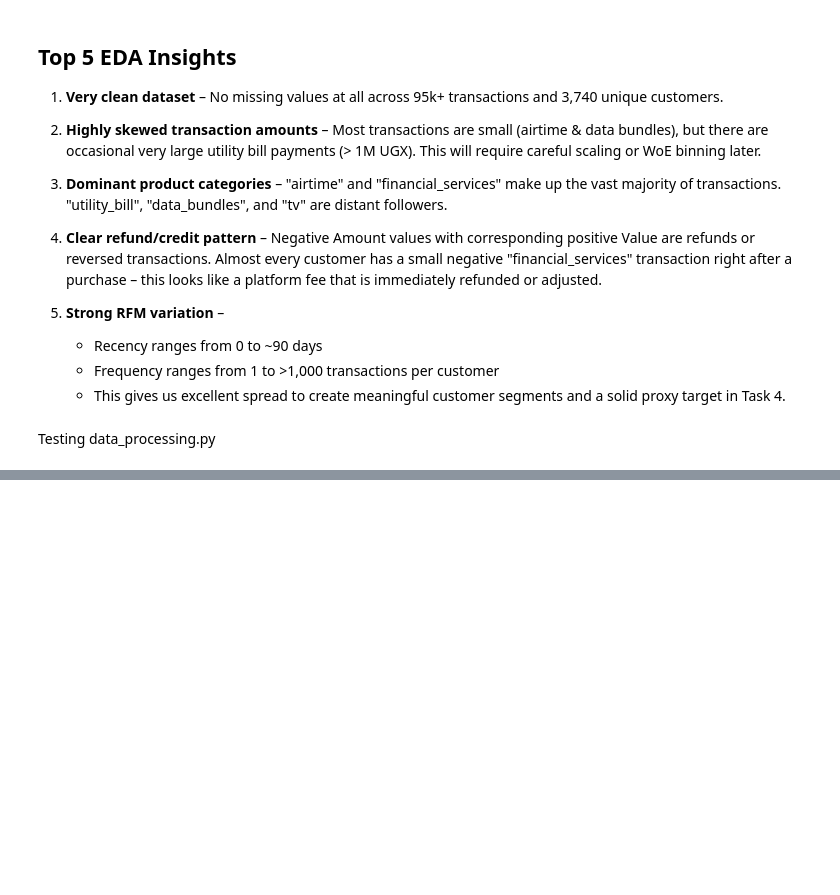
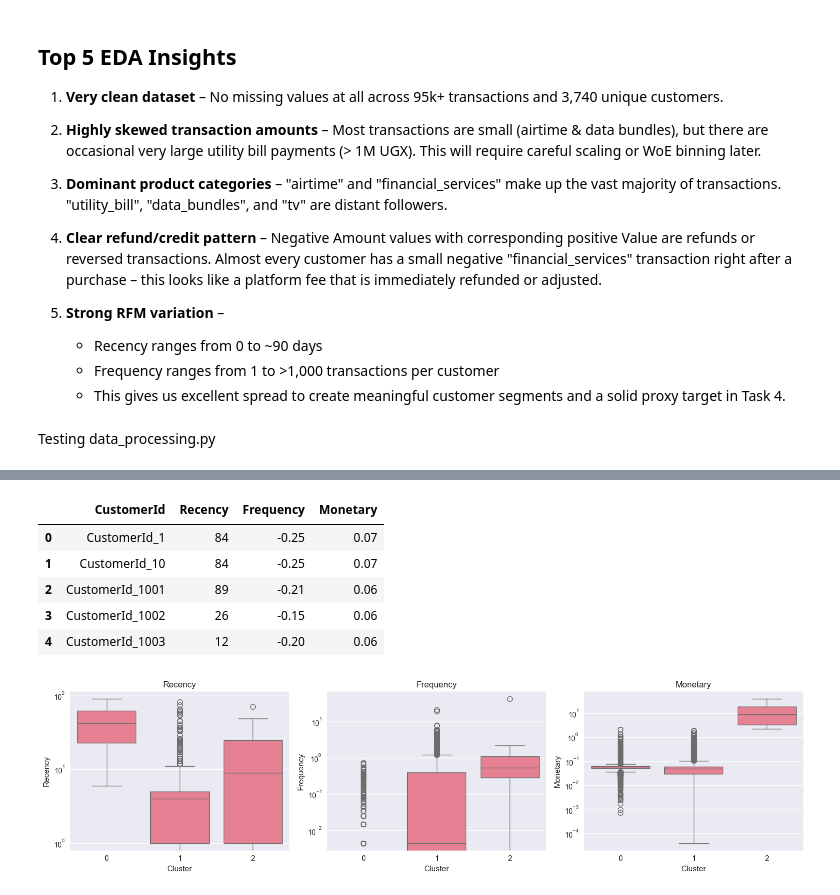
Before and after one commit to Beza-Oriyon/Credit-risk-model, a Jupyter notebook: notebooks/eda.ipynb, the cells around one changed output, grey strips where cells are left out. Saved outputs shown, nothing was run; the diff lists cells and outputs as text; code cells hidden in the pictures; blank space fills up the shorter version.

Commit message:
Creating proxy target is_high_risk

```diff
--- a/notebooks/eda.ipynb
+++ b/notebooks/eda.ipynb
@@ -283,2 +283,75 @@ Shape: (3742, 26)
 5 rows × 26 columns
 Saved to data/processed/processed_features.csv
+# %%
+# =============================================
+# TASK 4: Create Proxy Target - is_high_risk (FINAL WORKING VERSION)
+# =============================================
+
+import pandas as pd
+import numpy as np
+from sklearn.preprocessing import StandardScaler
+from sklearn.cluster import KMeans
+import matplotlib.pyplot as plt
+import seaborn as sns
+
+# Use your working processed data
+df_features = processed.copy()
+
+# ------------------- Build RFM -------------------
+# FIXED: Make snapshot_date timezone-aware!
+snapshot_date = pd.to_datetime('2019-02-14').tz_localize('Africa/Kampala')
+
+# Load raw data for exact last transaction time
+df_raw = pd.read_csv("../data/raw/dataset.csv")
+df_raw['TransactionStartTime'] = pd.to_datetime(df_raw['TransactionStartTime'], utc=True).dt.tz_convert('Africa/Kampala')
+
+# Recency = days since last transaction
+last_tx = df_raw.groupby('CustomerId')['TransactionStartTime'].max().reset_index()
+last_tx['Recency'] = (snapshot_date - last_tx['TransactionStartTime']).dt.days
+
+# Build RFM
+rfm = df_features[['CustomerId']].copy()
+rfm = rfm.merge(last_tx[['CustomerId', 'Recency']], on='CustomerId')
+rfm['Frequency'] = df_features.set_index('CustomerId')['transaction_count'].values
+rfm['Monetary'] = df_features.set_index('CustomerId')['total_amount'].abs().values
+
+print("RFM Table (first 5):")
+display(rfm.head())
+
+# ------------------- Scale & Cluster -------------------
+rfm_to_cluster = rfm[['Recency', 'Frequency', 'Monetary']].copy()
+rfm_to_cluster = np.log1p(rfm_to_cluster)  # log transform
+rfm_scaled = StandardScaler().fit_transform(rfm_to_cluster)
+
+kmeans = KMeans(n_clusters=3, random_state=42, n_init=10)
+rfm['Cluster'] = kmeans.fit_predict(rfm_scaled)
+
+# ------------------- Visualize -------------------
+plt.figure(figsize=(15, 4))
+plt.subplot(1,3,1); sns.boxplot(x='Cluster', y='Recency', data=rfm); plt.title('Recency');
+plt.yscale('log')
+plt.subplot(1,3,2); sns.boxplot(x='Cluster', y='Frequency', data=rfm); plt.title('Frequency'); plt.yscale('log')
+plt.subplot(1,3,3); sns.boxplot(x='Cluster', y='Monetary', data=rfm); plt.title('Monetary'); plt.yscale('log')
+plt.tight_layout()
+plt.show()
+
+print("Median RFM per cluster:")
+print(rfm.groupby('Cluster')[['Recency','Frequency','Monetary']].median().round(1))
+
+# ------------------- Choose high-risk cluster -------------------
+# Look at the plot above and change this number:
+high_risk_cluster = 0
+
+rfm['is_high_risk'] = (rfm['Cluster'] == high_risk_cluster).astype(int)
+
+print(f"\nHigh-risk customers: {rfm['is_high_risk'].sum()} ({rfm['is_high_risk'].mean():.1%})")
+
+# ------------------- Save final dataset -------------------
+final_dataset = df_features.merge(rfm[['CustomerId', 'is_high_risk']], on='CustomerId', how='left')
+final_dataset.to_csv("../data/processed/modeling_dataset.csv", index=False)
+
+print("\nTASK 4 COMPLETED SUCCESSFULLY!")
+print(f"Final dataset shape: {final_dataset.shape}")
+print(f"High-risk rate: {final_dataset['is_high_risk'].mean():.1%}")
+display(final_dataset[['CustomerId', 'is_high_risk']].head())
+# %% [output]
@@ -284,0 +359,7 @@ Saved to data/processed/processed_features.csv
+|  | CustomerId | Recency | Frequency | Monetary |
+| 0 | CustomerId_1 | 84 | -0.25 | 0.07 |
+| 1 | CustomerId_10 | 84 | -0.25 | 0.07 |
+| 2 | CustomerId_1001 | 89 | -0.21 | 0.06 |
+| 3 | CustomerId_1002 | 26 | -0.15 | 0.06 |
+| 4 | CustomerId_1003 | 12 | -0.20 | 0.06 |
+[figure, added]
```
Also changed, not shown: parts of 3 cells of this notebook, 1 other file.
